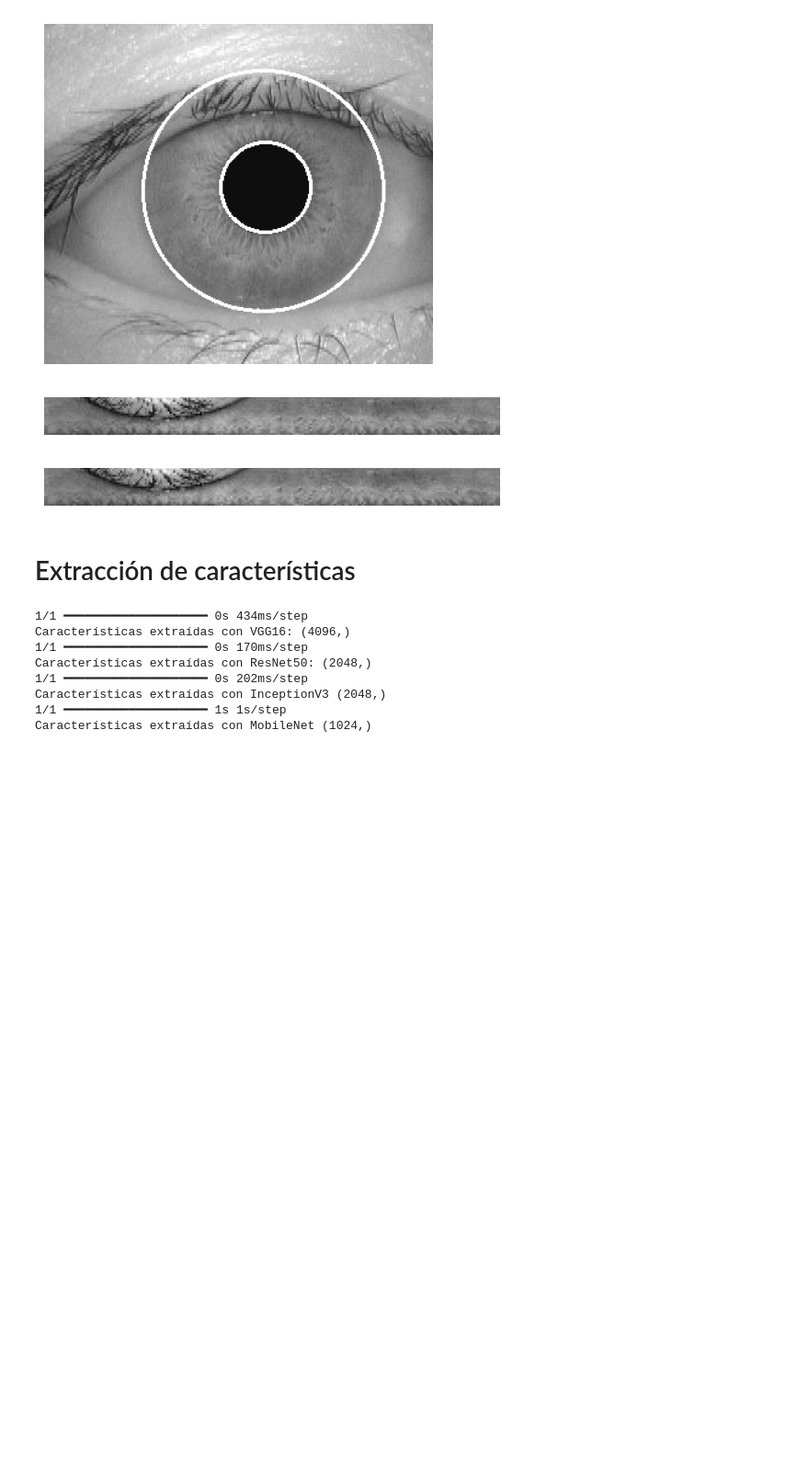
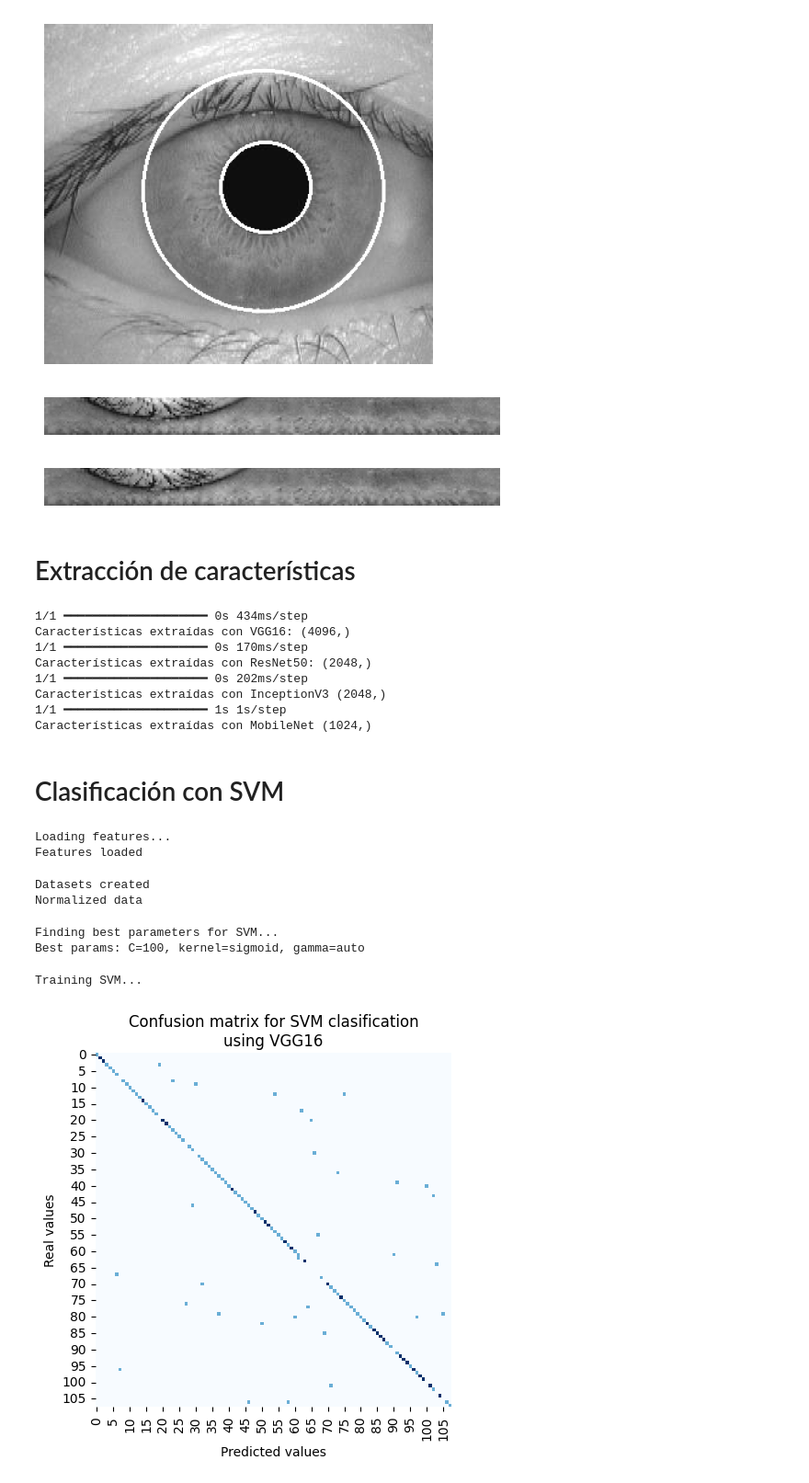
Before and after one commit to rorrocatalam/EL7007_Project, a Jupyter notebook: code/test.ipynb, the cells around one changed output. Shown at 92% size. Cells and saved outputs as stored; diff of their text form; code cells hidden in the pictures; blank space fills up the shorter version.

Commit message:
Agrego código para clasificar con SVM y RF, junto con imágenes png de matrices de confusión

```diff
--- a/code/test.ipynb
+++ b/code/test.ipynb
@@ -70,3 +72,5 @@ Características extraídas con ResNet50: (2048,)
 Características extraídas con InceptionV3 (2048,)
 1/1 ━━━━━━━━━━━━━━━━━━━━ 1s 1s/step
 Características extraídas con MobileNet (1024,)
+# %% [markdown]
+# Clasificación con SVM
@@ -72,0 +88,74 @@ Características extraídas con MobileNet (1024,)
+# %%
+model_name = 'VGG16' # 'VGG16', 'ResNet50', 'InceptionV3', 'MobileNet'
+
+if model_name == 'VGG16':
+    csv_file = '../features/vgg16.csv'
+elif model_name == 'ResNet50':
+    csv_file = 'features/resnet.csv'
+elif model_name == 'InceptionV3':
+    csv_file = 'features/inception.csv'
+elif model_name == 'MobileNet':
+    csv_file = 'features/mobilenet.csv'
+
+print('Loading features...')
+# Sujetos
+subjects = np.loadtxt(csv_file, delimiter=',', usecols=0, converters={0: lambda s: int(float(s))})
+# Caracteristicas
+features = np.loadtxt(csv_file, delimiter=',', usecols=range(1, np.loadtxt(csv_file, delimiter=',').shape[1]))
+print('Features loaded')
+# %% [output]
+Loading features...
+Features loaded
+# %%
+# Separacion de datos
+X_train, X_test, y_train, y_test = train_test_split(features, subjects, test_size=0.2, random_state=42, stratify=subjects)
+print('Datasets created')
+# Normalizacion ajustada con datos de entrenamiento
+scaler = StandardScaler()
+scaler.fit(X_train)
+
+X_train_s = scaler.transform(X_train)
+X_test_s  = scaler.transform(X_test)
+print('Normalized data')
+# %% [output]
+Datasets created
+Normalized data
+# %%
+print('Finding best parameters for SVM...')
+# Modelo SVM
+svm = SVC()
+# Parametros para GridSearchCV (Regularizacion, kernel y gamma)
+params_SVM = {'C': [0.01, 0.1, 1, 10, 100],
+              'kernel': ['linear', 'rbf', 'sigmoid', 'poly'],
+              'gamma': ['scale', 'auto']}
+gs_SVM = GridSearchCV(svm, params_SVM, n_jobs=-1)
+gs_SVM.fit(X_train_s, y_train)
+
+# Mejores hiperparametros para SVM
+C, gamma, kernel = gs_SVM.best_params_['C'], gs_SVM.best_params_['gamma'], gs_SVM.best_params_['kernel']
+print(f'Best params: C={C}, kernel={kernel}, gamma={gamma}')
+# %% [output]
+Finding best parameters for SVM...
+Best params: C=100, kernel=sigmoid, gamma=auto
+# %%
+# SVM a entrenar
+print('Training SVM...\n')
+svm_b = SVC(C=C, gamma=gamma, kernel=kernel)
+svm_b.fit(X_train_s, y_train)
+
+# Prediccion sobre datos de test
+y_pred = svm_b.predict(X_test_s)
+# print(classification_report(y_test, y_pred))
+
+# Matriz de confusion
+conf_mtx_svm = confusion_matrix(y_pred, y_test)
+plt.figure(figsize=(5, 5))
+sns.heatmap(conf_mtx_svm, annot=False, cmap='Blues', cbar=False)
+plt.title(f'Confusion matrix for SVM clasification\nusing {model_name}')
+plt.xlabel('Predicted values')
+plt.ylabel('Real values')
+# plt.savefig(f'../results/svm_{model_name}.png')
+plt.show()
+# %% [output]
+Training SVM...
+[figure, added]
```
Also changed, not shown: parts of 2 cells of this notebook, 9 other files.
